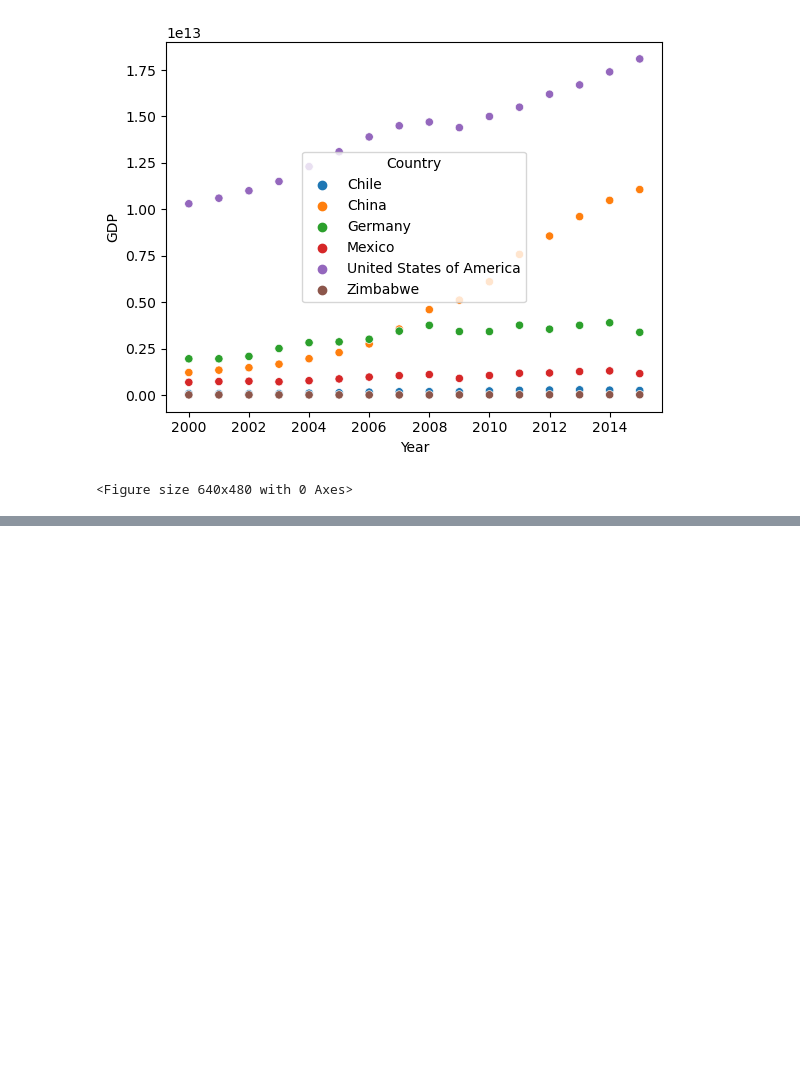
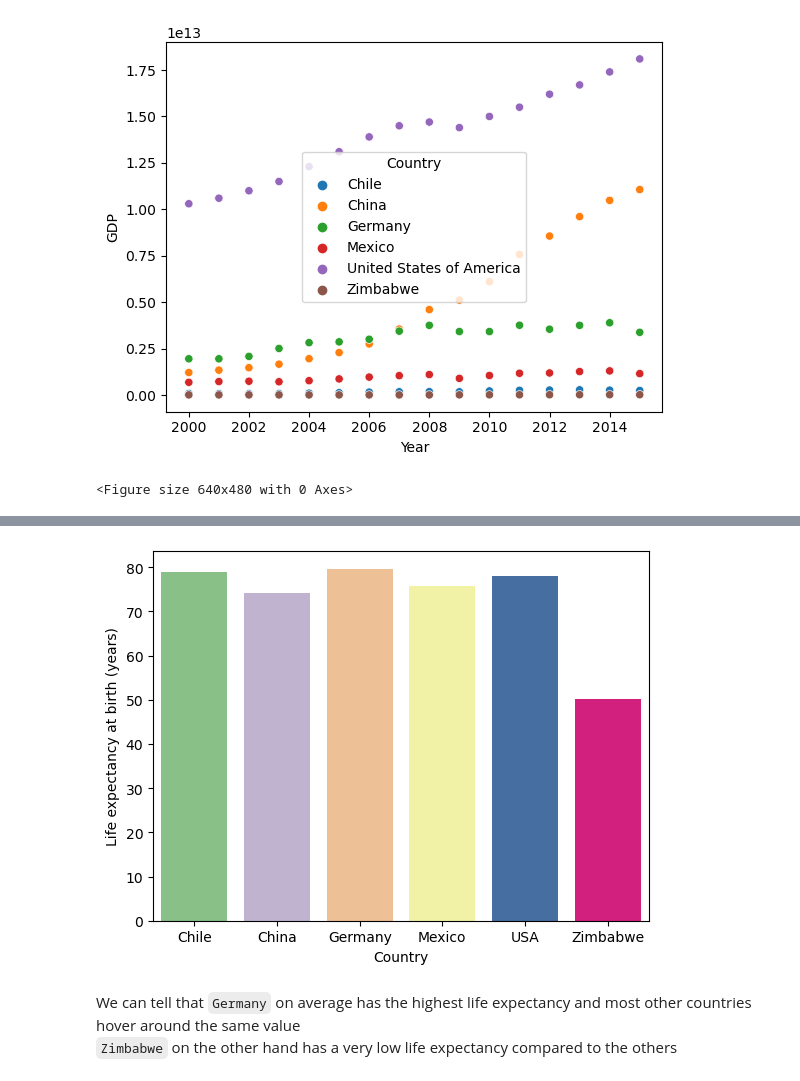
Before and after one commit to des-afari/Life-Expectancy-and-GDP-Starter, a Jupyter notebook: life_expectancy_gdp.ipynb, the cells around one changed output, grey strips where cells are left out. Saved outputs shown, nothing was run; the diff lists cells and outputs as text; code cells hidden in the pictures; blank space fills up the shorter version.

```diff
--- a/life_expectancy_gdp.ipynb
+++ b/life_expectancy_gdp.ipynb
@@ -56,0 +74,18 @@ plt.clf()
+# %%
+# getting means
+chile_mean = np.mean(df['Life expectancy at birth (years)'][df.Country == 'Chile'])
+china_mean = np.mean(df['Life expectancy at birth (years)'][df.Country == 'China'])
+germany_mean = np.mean(df['Life expectancy at birth (years)'][df.Country == 'Germany'])
+mexico_mean = np.mean(df['Life expectancy at birth (years)'][df.Country == 'Mexico'])
+USA_mean = np.mean(df['Life expectancy at birth (years)'][df.Country == 'United States of America'])
+zimbabwe_mean = np.mean(df['Life expectancy at birth (years)'][df.Country == 'Zimbabwe'])
+# %%
+sns.barplot(x=['Chile', 'China', 'Germany', 'Mexico', 'USA', 'Zimbabwe'], y=[chile_mean, china_mean, germany_mean, mexico_mean, USA_mean, zimbabwe_mean], palette='Accent')
+plt.xlabel('Country')
+plt.ylabel('Life expectancy at birth (years)')
+plt.show()
+# %% [output]
+[figure, added]
+# %% [markdown]
+We can tell that `Germany` on average has the highest life expectancy and most other countries hover around the same value \
+`Zimbabwe` on the other hand has a very low life expectancy compared to the others
```
Also changed, not shown: parts of 7 cells of this notebook.
